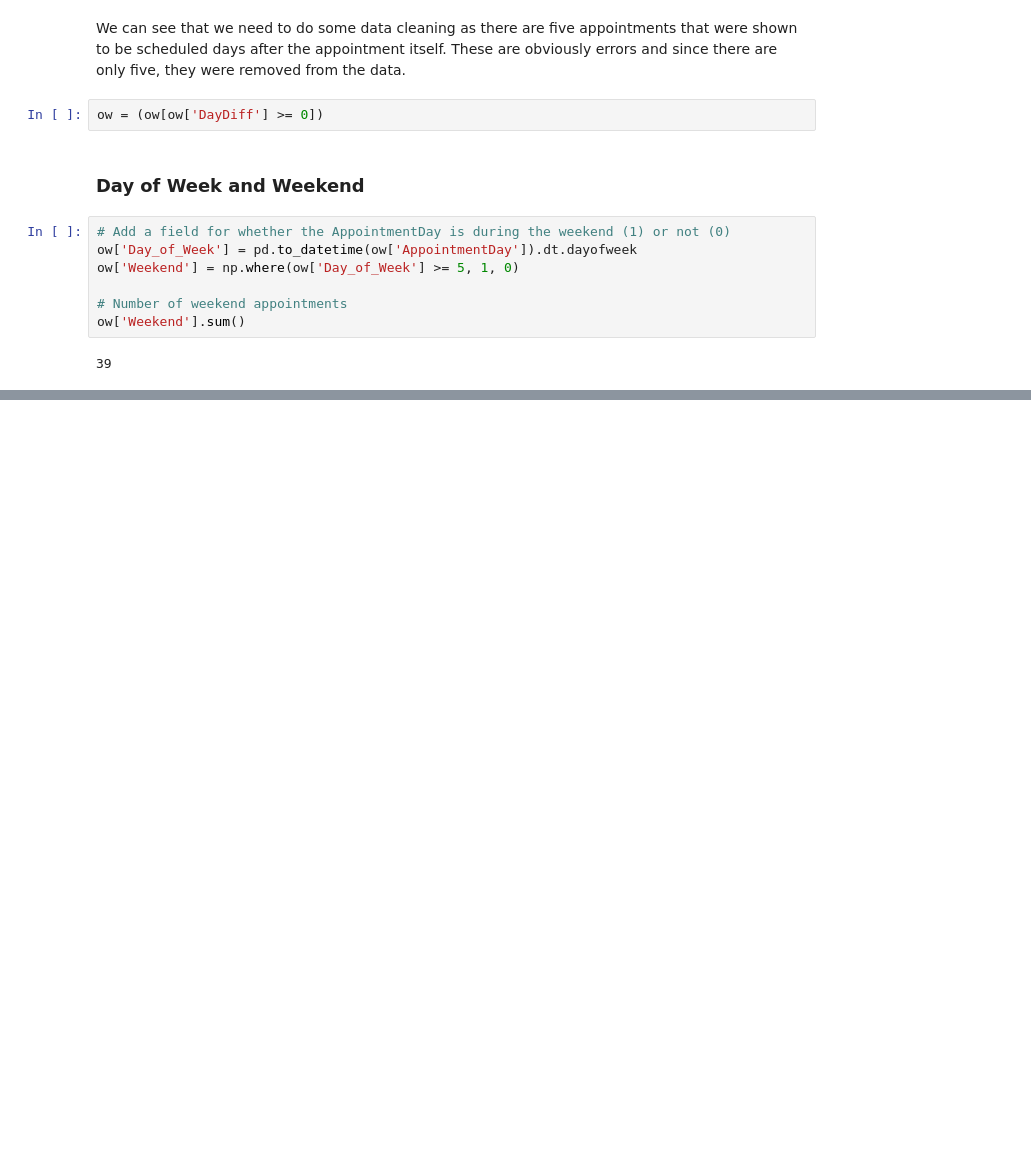
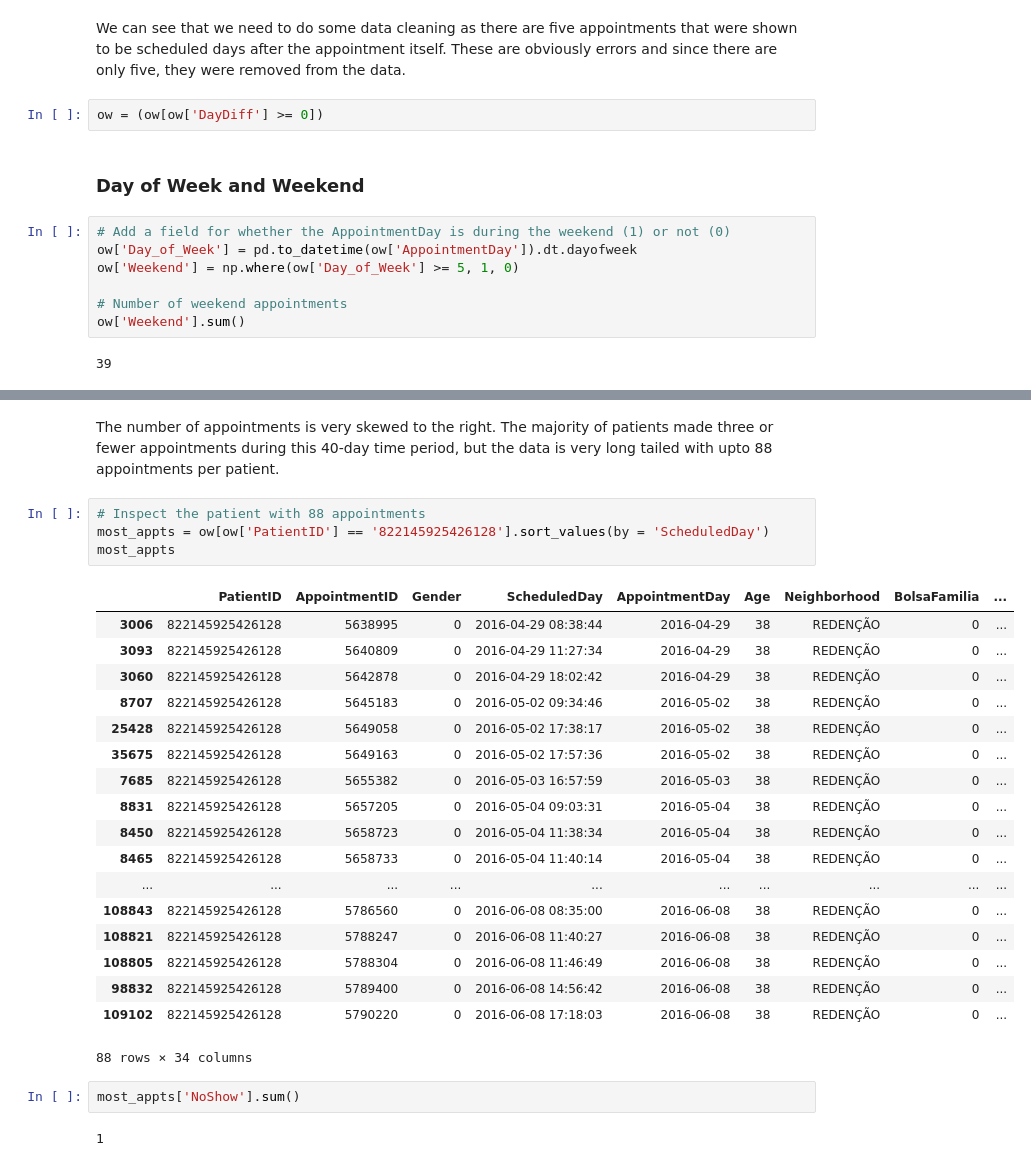
Before and after one commit to jaclynrich/appt-no-show, a Jupyter notebook: appt-no-show.ipynb, the cells around one changed output, grey strips where cells are left out. Drawn from its saved outputs; the diff is of its cells as text; blank space fills up the shorter version.

```diff
--- a/appt-no-show.ipynb
+++ b/appt-no-show.ipynb
@@ -638,0 +691,29 @@ ow['Weekend'].sum()
+# %% [markdown]
+The number of appointments is very skewed to the right.  The majority of patients made three or fewer appointments during this 40-day time period, but the data is very long tailed with upto 88 appointments per patient.
+# %%
+# Inspect the patient with 88 appointments
+most_appts = ow[ow['PatientID'] == '822145925426128'].sort_values(by = 'ScheduledDay')
+most_appts
+# %% [output]
+|  | PatientID | AppointmentID | Gender | ScheduledDay | AppointmentDay | Age | Neighborhood | BolsaFamilia | ... |
+| 3006 | 822145925426128 | 5638995 | 0 | 2016-04-29 08:38:44 | 2016-04-29 | 38 | REDENÇÃO | 0 | ... |
+| 3093 | 822145925426128 | 5640809 | 0 | 2016-04-29 11:27:34 | 2016-04-29 | 38 | REDENÇÃO | 0 | ... |
+| 3060 | 822145925426128 | 5642878 | 0 | 2016-04-29 18:02:42 | 2016-04-29 | 38 | REDENÇÃO | 0 | ... |
+| 8707 | 822145925426128 | 5645183 | 0 | 2016-05-02 09:34:46 | 2016-05-02 | 38 | REDENÇÃO | 0 | ... |
+| 25428 | 822145925426128 | 5649058 | 0 | 2016-05-02 17:38:17 | 2016-05-02 | 38 | REDENÇÃO | 0 | ... |
+| 35675 | 822145925426128 | 5649163 | 0 | 2016-05-02 17:57:36 | 2016-05-02 | 38 | REDENÇÃO | 0 | ... |
+| 7685 | 822145925426128 | 5655382 | 0 | 2016-05-03 16:57:59 | 2016-05-03 | 38 | REDENÇÃO | 0 | ... |
+| 8831 | 822145925426128 | 5657205 | 0 | 2016-05-04 09:03:31 | 2016-05-04 | 38 | REDENÇÃO | 0 | ... |
+| 8450 | 822145925426128 | 5658723 | 0 | 2016-05-04 11:38:34 | 2016-05-04 | 38 | REDENÇÃO | 0 | ... |
+| 8465 | 822145925426128 | 5658733 | 0 | 2016-05-04 11:40:14 | 2016-05-04 | 38 | REDENÇÃO | 0 | ... |
+| ... | ... | ... | ... | ... | ... | ... | ... | ... | ... |
+| 108843 | 822145925426128 | 5786560 | 0 | 2016-06-08 08:35:00 | 2016-06-08 | 38 | REDENÇÃO | 0 | ... |
+| 108821 | 822145925426128 | 5788247 | 0 | 2016-06-08 11:40:27 | 2016-06-08 | 38 | REDENÇÃO | 0 | ... |
+| 108805 | 822145925426128 | 5788304 | 0 | 2016-06-08 11:46:49 | 2016-06-08 | 38 | REDENÇÃO | 0 | ... |
+| 98832 | 822145925426128 | 5789400 | 0 | 2016-06-08 14:56:42 | 2016-06-08 | 38 | REDENÇÃO | 0 | ... |
+| 109102 | 822145925426128 | 5790220 | 0 | 2016-06-08 17:18:03 | 2016-06-08 | 38 | REDENÇÃO | 0 | ... |
+88 rows × 34 columns
+# %%
+most_appts['NoShow'].sum()
+# %% [output]
+1
```
Also changed, not shown: parts of 18 cells of this notebook.
